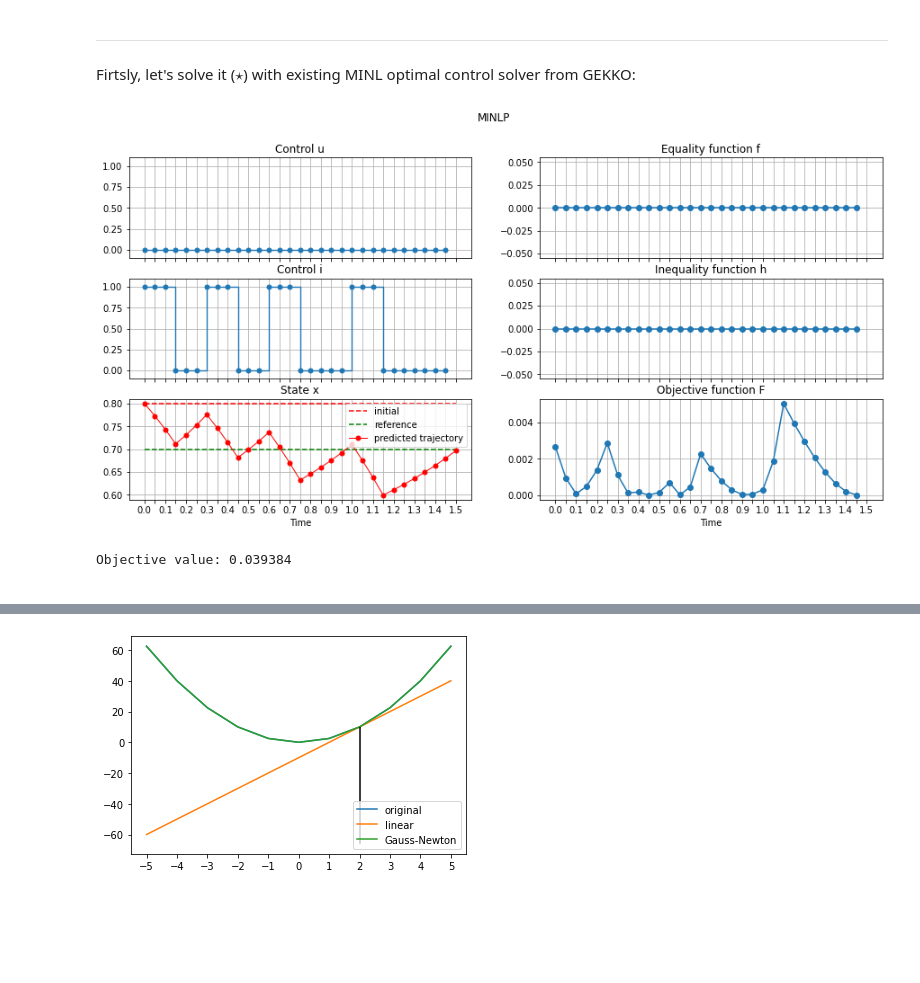
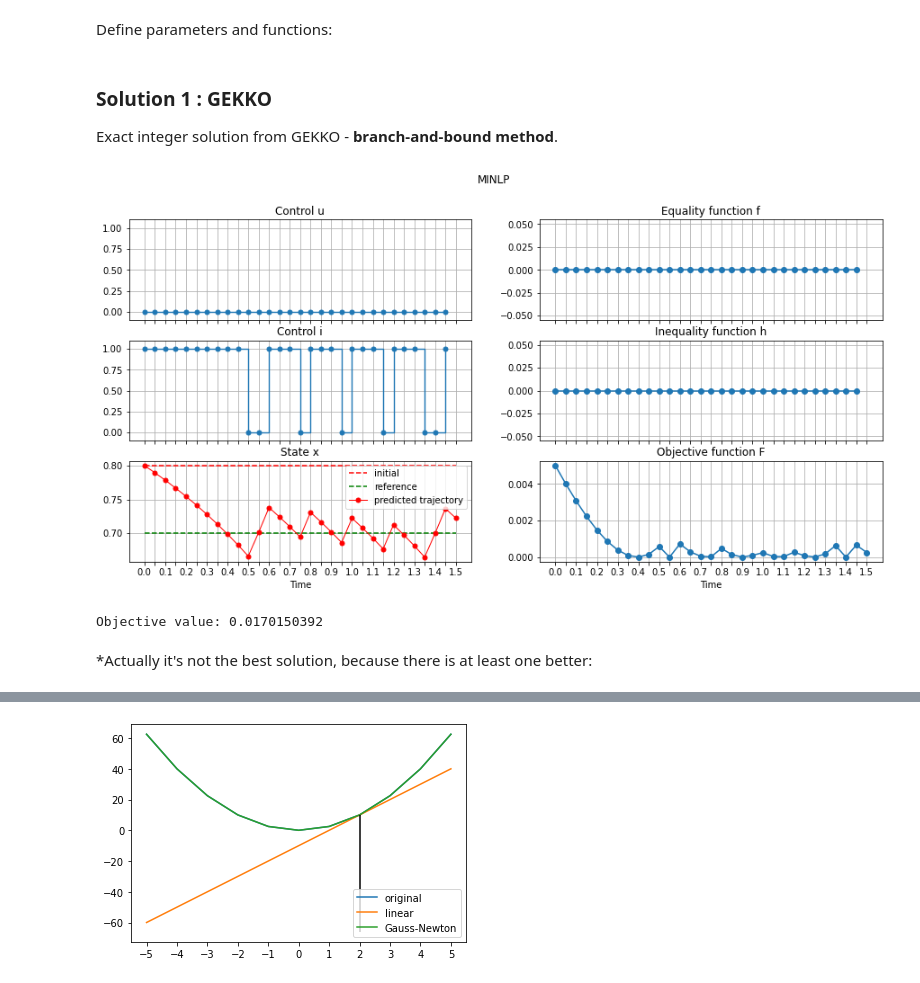
Before and after one commit to anabatsh/Optimal-Control, a Jupyter notebook: MINL Optimal Control.ipynb, the cells around one changed output, grey strips where cells are left out. Drawn from its saved outputs; the diff is of its cells as text; code cells hidden in the pictures; blank space fills up the shorter version.

```diff
--- a/MINL Optimal Control.ipynb
+++ b/MINL Optimal Control.ipynb
@@ -119,6 +57,5 @@ $N = 30, \ x_0 = 0.8, \ x_{ref} = 0.7$
-# %% [markdown]
----
-Firtsly, let's solve it ($\star$) with existing MINL optimal control solver from GEKKO:
+# %% [markdown]
+Define parameters and functions:
 # %%
 N = 30
 time_step = 0.05
@@ -127,23 +64,11 @@ x_ref = 0.7
 # %%
 # Differential equation:
 def f(x, u, i):
-    return x ** 3 - i
+    return x - i
 
 # Path inequality constraints:
 def h(x, u, i):
     return x - x
-
-# # Final inequality constraint:
-# def h_f(x):
-#     return x - x
-
-# # Path cost function:
-# def l(x, u):
-#     return x ** 2
-
-# # Final cost function:
-# def V_f(x):
-#     return x ** 2
 
 # Objective function
 def F1(x, u, i):
@@ -151,12 +76,24 @@ def F1(x, u, i):
 
 def F(x, u, i):
     return 0.5 * (F1(x, u, i) ** 2)
+# %% [markdown]
+### Solution 1 : GEKKO
+
+Exact integer solution from GEKKO - **branch-and-bound method**.
 # %%
-history_minlp = run_optimal_control(x_0, x_ref, N, time_step, f, h, F, integer=True, name='MINLP')
+options = [
+    'minlp_maximum_iterations 5000', # 10.000
+    'minlp_max_iter_with_int_sol 500', # 500
+    'minlp_as_nlp 0', # 1
+    'minlp_branch_method 2', # 3
+    'minlp_gap_tol 0.0005', # 0.01
+    'minlp_integer_tol 0.005', # 0.01
+]
+
+history_minlp = run_optimal_control(x_0, x_ref, N, time_step, f, h, F, options, integer=True, name='MINLP')
 show_results(history_minlp)
 # %% [output]
-[figure, old version]
+[figure, new version]
-Objective value: 0.039384
+Objective value: 0.0170150392
-# %% [markdown]
-<!-- Check that the requirement of the differential equation is met ($\dot{x}[k] = f(x[k], u[k])$)
-As we can see, the requiremnt is met, so the solution is correct. -->
+# %% [markdown]
+*Actually it's not the best solution, because there is at least one better:
```
Also changed, not shown: parts of 29 cells of this notebook, 4 other files.
